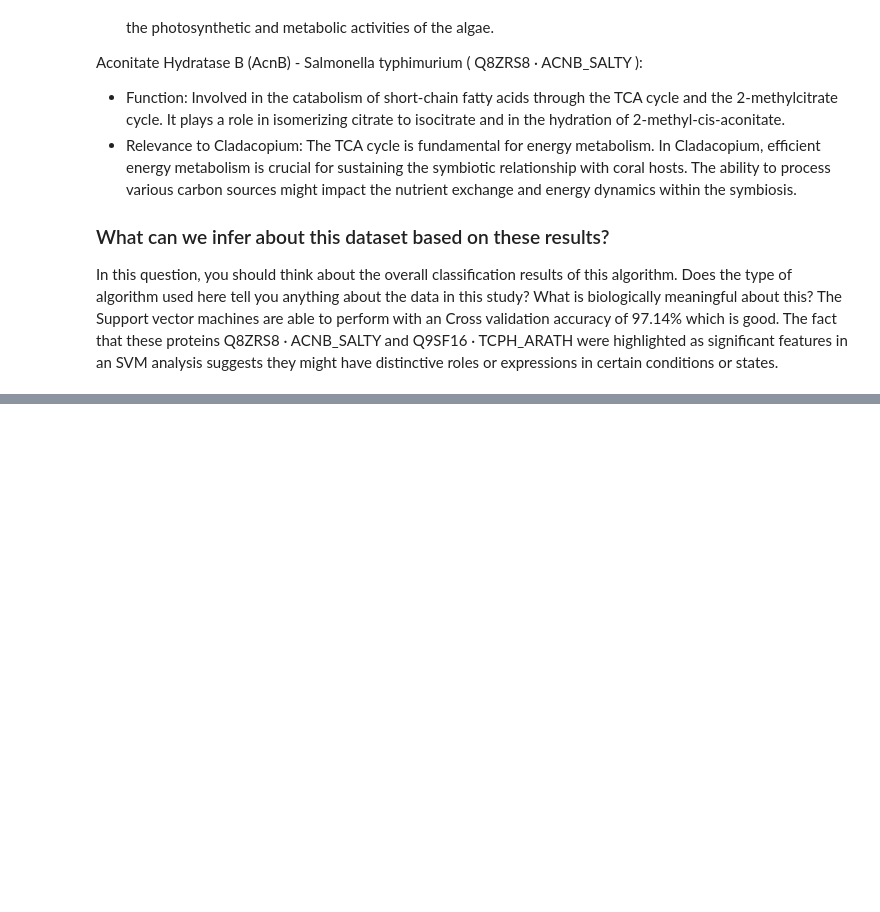
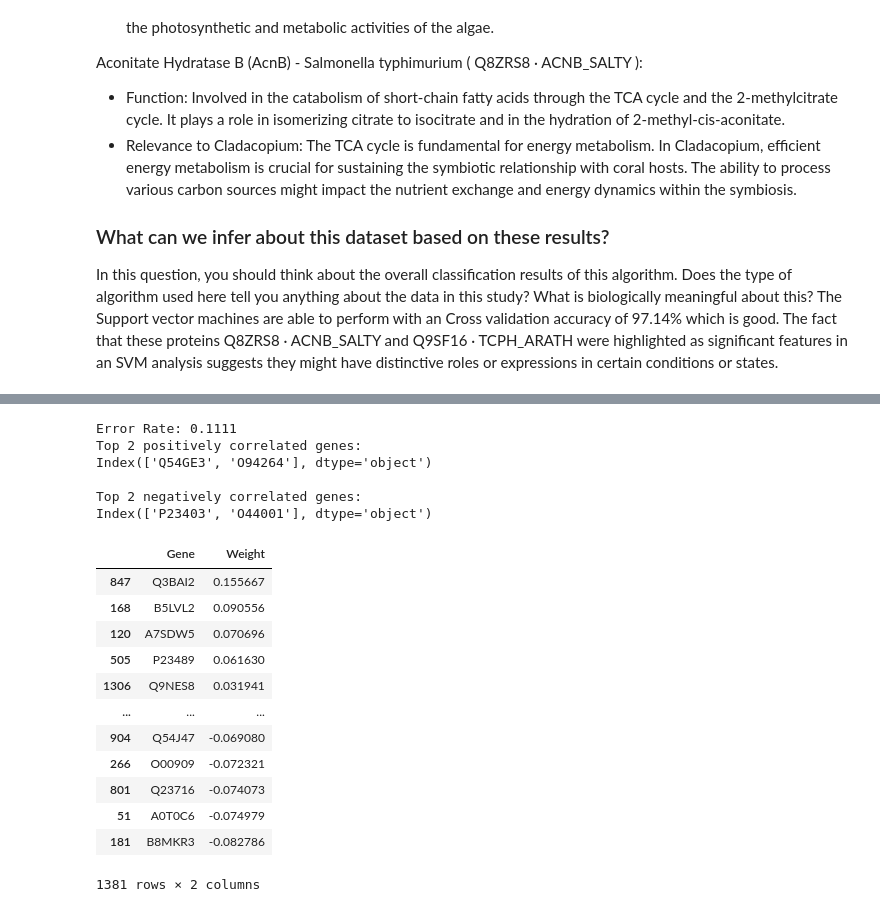
Before and after one commit to nelson123-lab/Bioinformatics, a Jupyter notebook: Final Project/Group4_BIo_Final_Project.ipynb, the cells around one changed output, grey strips where cells are left out. Cells and saved outputs as stored; diff of their text form; code cells hidden in the pictures; blank space fills up the shorter version.

```diff
--- a/Final Project/Group4_BIo_Final_Project.ipynb
+++ b/Final Project/Group4_BIo_Final_Project.ipynb
@@ -680,0 +802,22 @@ conf_matrix = confusion_matrix(y_test, y_pred_binary)
+# %%
+# Prepare data for modeling
+y = data_filtered['Host']
+X = data_filtered.drop(['Host'], axis=1)
+
+# Split the data into training and testing sets
+X_train, X_test, y_train, y_test = train_test_split(X, y, test_size=0.2, stratify=y, random_state=41)
+# %%
+# Apply PCA to reduce dimensionality
+pca = PCA()
+X_train_pca = pca.fit_transform(X_train)
+
+# Determine the number of components to retain a certain percentage of variance (e.g., 95%)
+cumulative_explained_variance = np.cumsum(pca.explained_variance_ratio_)
+n_components = np.argmax(cumulative_explained_variance >= 0.65) + 1
+
+# Apply PCA again with the selected number of components
+n_components = min(X_train.shape[0], X_train.shape[1])
+pca = PCA(n_components=n_components)
+X_train_pca = pca.fit_transform(X_train)
+X_test_pca = pca.transform(X_test)
+print("Number of features:", n_components)
@@ -680,0 +863,43 @@ conf_matrix = confusion_matrix(y_test, y_pred_binary)
+# %%
+# Calculate and print error rate
+error_rate = 1 - test_accuracy
+print("Error Rate:", round(error_rate,4))
+
+# Calculate correlation coefficients for each gene
+correlation_values = data.drop('Host', axis=1).apply(lambda gene: pearsonr(gene, data['Host'])[0])
+
+# Get the top 2 positively and negatively correlated genes
+top_pos_correlated_genes = correlation_values.abs().nlargest(2).index
+top_neg_correlated_genes = correlation_values.abs().nsmallest(2).index
+
+# Print gene names
+print("Top 2 positively correlated genes:")
+print(top_pos_correlated_genes)
+
+print("\nTop 2 negatively correlated genes:")
+print(top_neg_correlated_genes)
+
+# Get the most influential genes from the first principal component
+most_influential_genes = pd.DataFrame({'Gene': X.columns, 'Weight': pca.components_[0]})
+most_influential_genes = most_influential_genes.sort_values(by='Weight', ascending=False)
+display(most_influential_genes)
+# %% [output]
+Error Rate: 0.1111
+Top 2 positively correlated genes:
+Index(['Q54GE3', 'O94264'], dtype='object')
+
+Top 2 negatively correlated genes:
+Index(['P23403', 'O44001'], dtype='object')
+|  | Gene | Weight |
+| 847 | Q3BAI2 | 0.155667 |
+| 168 | B5LVL2 | 0.090556 |
+| 120 | A7SDW5 | 0.070696 |
+| 505 | P23489 | 0.061630 |
+| 1306 | Q9NES8 | 0.031941 |
+| ... | ... | ... |
+| 904 | Q54J47 | -0.069080 |
+| 266 | O00909 | -0.072321 |
+| 801 | Q23716 | -0.074073 |
+| 51 | A0T0C6 | -0.074979 |
+| 181 | B8MKR3 | -0.082786 |
+1381 rows × 2 columns
```
Also changed, not shown: parts of 19 cells of this notebook, 3 other files.
